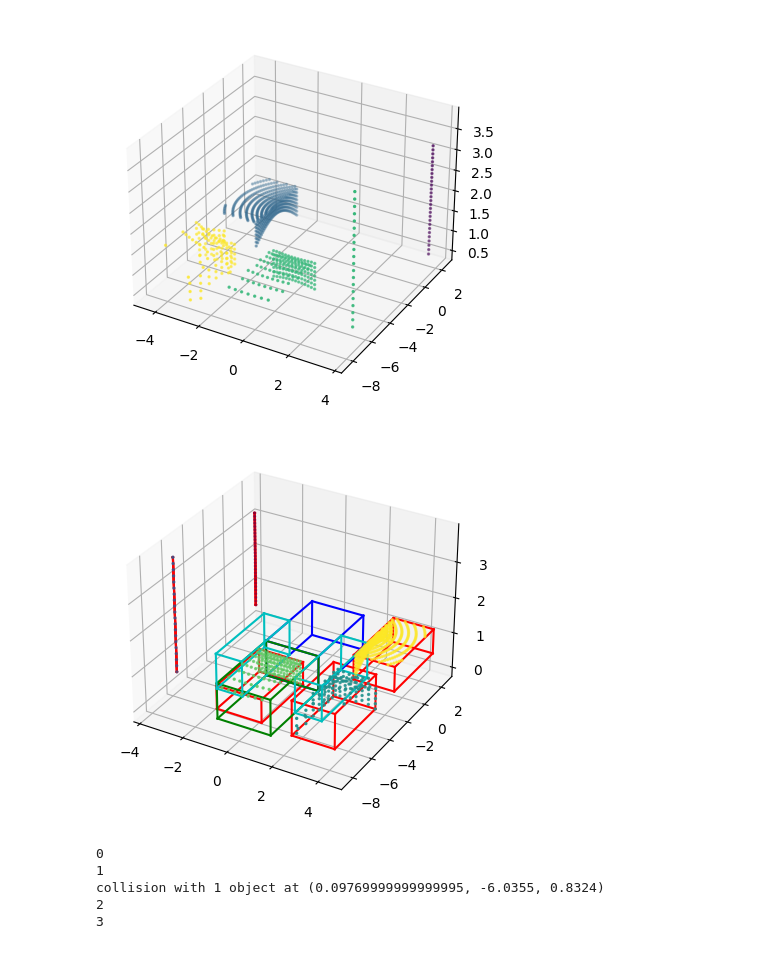
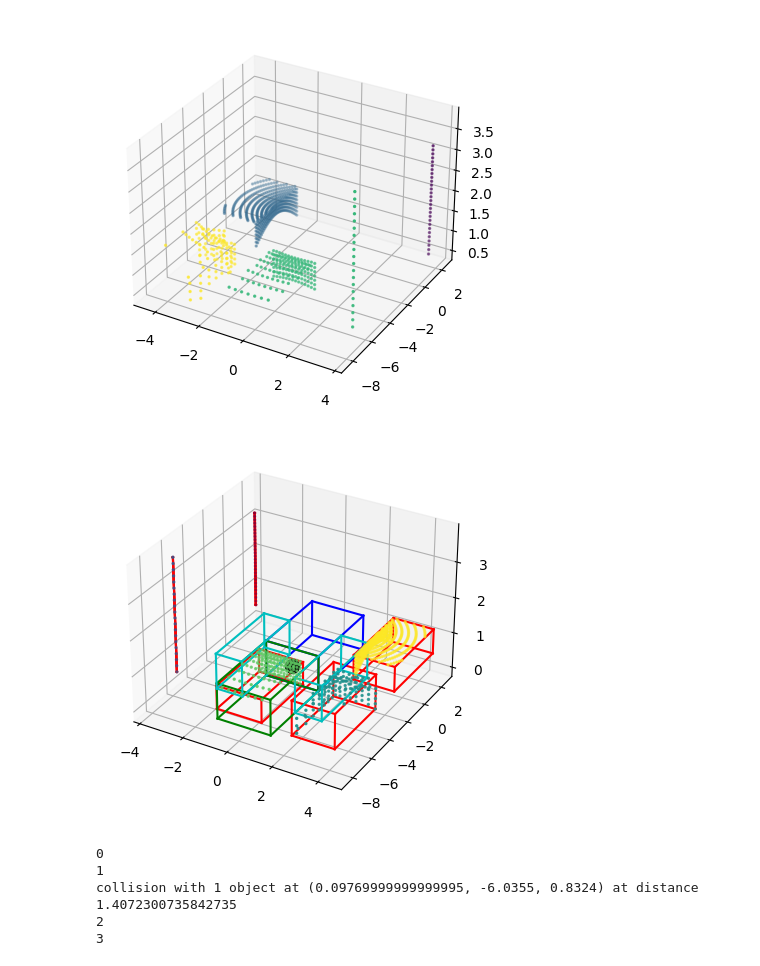
Before and after one commit to floriandejonckheere/abo-autonomic-systems-carla, a Jupyter notebook: lidar.ipynb, the cells around one changed output. Saved outputs shown, nothing was run; the diff lists cells and outputs as text; code cells hidden in the pictures.

Commit message:
Calculate distance to bounding box

```diff
--- a/lidar.ipynb
+++ b/lidar.ipynb
@@ -64,34 +66,38 @@ def render(x_min, y_min, z_min, x_max, y_max, z_max, c):
     ax.plot([x_min, x_min], [y_max, y_max], [z_min, z_max], c=c)
     ax.plot([x_max, x_max], [y_min, y_min], [z_min, z_max], c=c)
     ax.plot([x_max, x_max], [y_max, y_max], [z_min, z_max], c=c)
 
     ax.plot([x_min, x_max], [y_min, y_min], [z_min, z_min], c=c)
     ax.plot([x_min, x_max], [y_min, y_min], [z_max, z_max], c=c)
     ax.plot([x_min, x_max], [y_max, y_max], [z_min, z_min], c=c)
     ax.plot([x_min, x_max], [y_max, y_max], [z_max, z_max], c=c)
 
     ax.plot([x_min, x_min], [y_min, y_max], [z_min, z_min], c=c)
     ax.plot([x_min, x_min], [y_min, y_max], [z_max, z_max], c=c)
     ax.plot([x_max, x_max], [y_min, y_max], [z_min, z_min], c=c)
     ax.plot([x_max, x_max], [y_min, y_max], [z_max, z_max], c=c)
 
 for x_min, y_min, z_min, x_max, y_max, z_max, c in objects:
     render(x_min, y_min, z_min, x_max, y_max, z_max, c)
 
 collision_boxes = [
     [-1.2, -2.5, 0.0, 1.2, 2.5, 1.0, 'b'], # car
     [-1.2, -7.5, 0.0, 1.2, -2.5, 1.0, 'g'], # front bounding box
     [-1.2, -5, 0.0, -2.4, 0, 1.0, 'c'], # left bounding box
     [1.2, -5, 0.0, 2.4, 0, 1.0, 'c'], # right bounding box
 ]
 
 for x_min, y_min, z_min, x_max, y_max, z_max, c in collision_boxes:
     render(x_min, y_min, z_min, x_max, y_max, z_max, c)
 
+front = [0, -2.5, 0.5]
+
+ax.scatter(front[0], front[1], front[2], c='black', s=100)
+
 # Plot data
 plt.show()
 # %% [output]
-[figure, old version]
+[figure, new version]
 # %%
 # Check front collisions
 for i, (x_min_front, y_min_front, z_min_front, x_max_front, y_max_front, z_max_front, c) in enumerate(collision_boxes):
@@ -100,10 +106,18 @@ for i, (x_min_front, y_min_front, z_min_front, x_max_front, y_max_front, z_max_f
         centroid = [(x_min + x_max) / 2, (y_min + y_max) / 2, (z_min + z_max) / 2]
 
         if x_max_front >= x_min and x_min_front <= x_max and y_max_front >= y_min and y_min_front <= y_max and z_max_front >= z_min and z_min_front <= z_max:
-            print(f'collision with {i} object at {centroid[0], centroid[1], centroid[2]}')
+            # Calculate the distance for each coordinate axis
+            dx = max(x_min - front[0], 0, front[0] - x_max)
+            dy = max(y_min - front[1], 0, front[1] - y_max)
+            dz = max(z_min - front[2], 0, front[2] - z_max)
+
+            # Calculate the Euclidean distance
+            distance = math.sqrt(dx*dx + dy*dy + dz*dz)
+
+            print(f'collision with {i} object at {centroid[0], centroid[1], centroid[2]} at distance {distance}')
 # %% [output]
 0
 1
-collision with 1 object at (0.09769999999999995, -6.0355, 0.8324)
+collision with 1 object at (0.09769999999999995, -6.0355, 0.8324) at distance 1.4072300735842735
 2
 3
```
Also changed, not shown: parts of 1 cell of this notebook.
